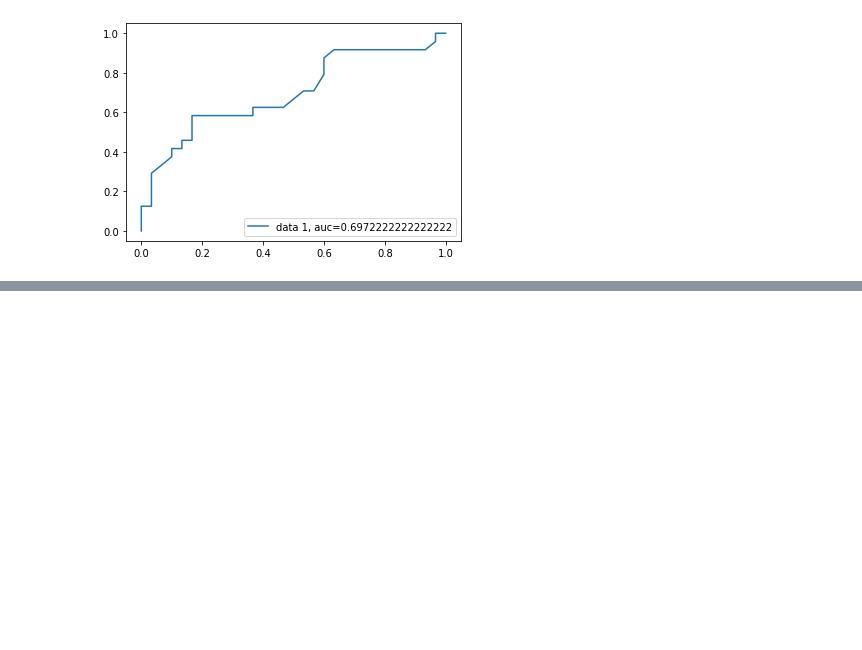
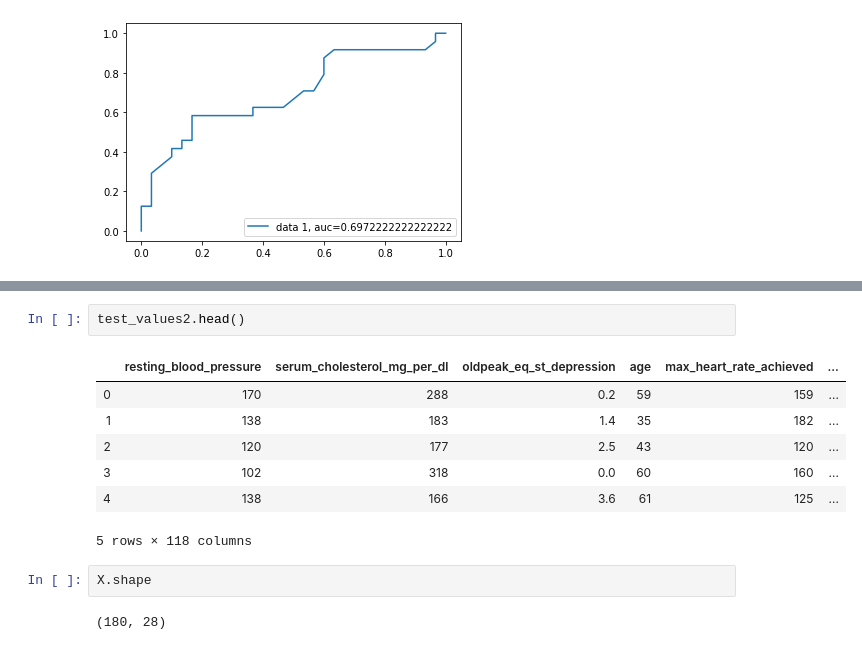
Before and after one commit to pdinduseng/HeartAttackDrivenData, a Jupyter notebook: Data Cleaning and EDA.ipynb, the cells around one changed output, grey strips where cells are left out. Cells and saved outputs as stored; diff of their text form; blank space fills up the shorter version.

```diff
--- a/Data Cleaning and EDA.ipynb
+++ b/Data Cleaning and EDA.ipynb
@@ -139,0 +358,14 @@ plt.show()
+# %%
+test_values2.head()
+# %% [output]
+|  | resting_blood_pressure | serum_cholesterol_mg_per_dl | oldpeak_eq_st_depression | age | max_heart_rate_achieved | ... |
+| 0 | 170 | 288 | 0.2 | 59 | 159 | ... |
+| 1 | 138 | 183 | 1.4 | 35 | 182 | ... |
+| 2 | 120 | 177 | 2.5 | 43 | 120 | ... |
+| 3 | 102 | 318 | 0.0 | 60 | 160 | ... |
+| 4 | 138 | 166 | 3.6 | 61 | 125 | ... |
+5 rows × 118 columns
+# %%
+X.shape
+# %% [output]
+(180, 28)
```
Also changed, not shown: parts of 18 cells of this notebook.
